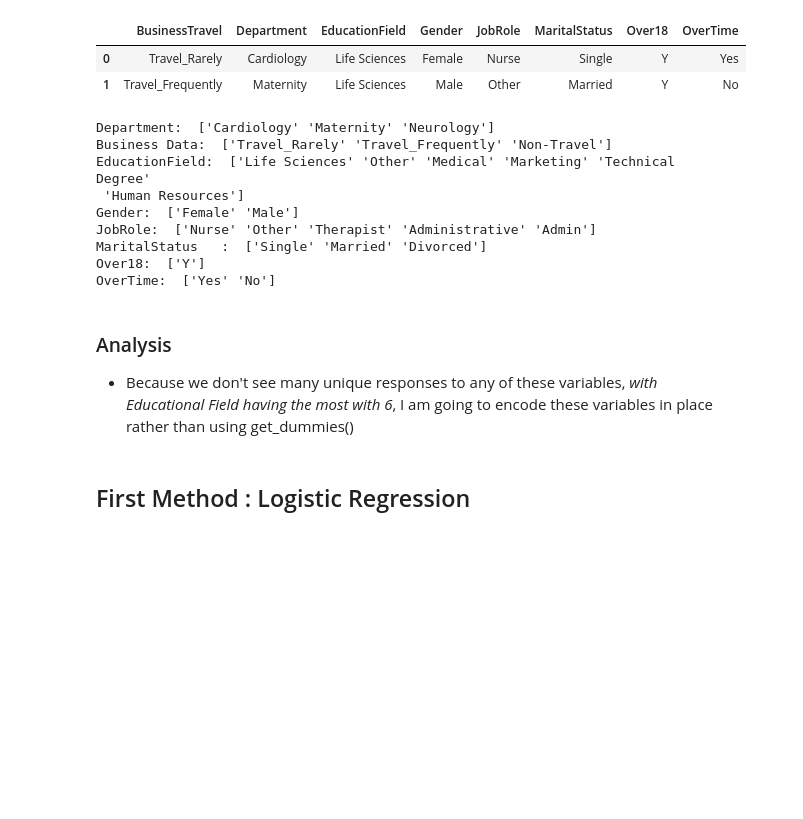
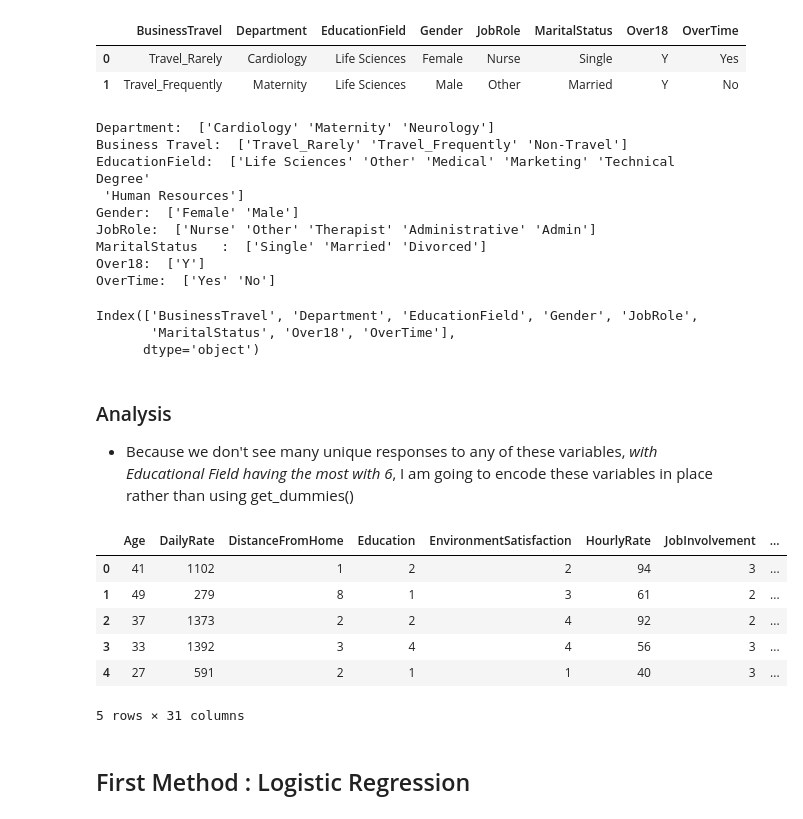
Before and after one commit to markmlowe/capstone, a Jupyter notebook: notebooks/01_mml_initial_data_exploration.ipynb, the cells around one changed output. Cells and saved outputs as stored; diff of their text form; code cells hidden in the pictures; blank space fills up the shorter version.

```diff
--- a/notebooks/01_mml_initial_data_exploration.ipynb
+++ b/notebooks/01_mml_initial_data_exploration.ipynb
@@ -125,7 +131,7 @@ data.select_dtypes(include=['object']).head(2)
 | 1 | Travel_Frequently | Maternity | Life Sciences | Male | Other | Married | Y | No |
 # %%
 print("Department: ", data.Department.unique())
-print("Business Data: ",data.BusinessTravel.unique())
+print("Business Travel: ",data.BusinessTravel.unique())
 print("EducationField: ",data.EducationField.unique())
 print("Gender: ",data.Gender.unique())
 print("JobRole: ",data.JobRole.unique())
@@ -134,7 +140,7 @@ print("Over18: ",data.Over18.unique())
 print("OverTime: ", data.OverTime.unique())
 # %% [output]
 Department:  ['Cardiology' 'Maternity' 'Neurology']
-Business Data:  ['Travel_Rarely' 'Travel_Frequently' 'Non-Travel']
+Business Travel:  ['Travel_Rarely' 'Travel_Frequently' 'Non-Travel']
 EducationField:  ['Life Sciences' 'Other' 'Medical' 'Marketing' 'Technical Degree'
  'Human Resources']
 Gender:  ['Female' 'Male']
@@ -142,32 +148,38 @@ JobRole:  ['Nurse' 'Other' 'Therapist' 'Administrative' 'Admin']
 MaritalStatus   :  ['Single' 'Married' 'Divorced']
 Over18:  ['Y']
 OverTime:  ['Yes' 'No']
+# %%
+data.select_dtypes(include=['object']).columns
+# %% [output]
+Index(['BusinessTravel', 'Department', 'EducationField', 'Gender', 'JobRole',
+       'MaritalStatus', 'Over18', 'OverTime'],
+      dtype='object')
 # %% [markdown]
 ### Analysis
 - Because we don't see many unique responses to any of these variables, *with Educational Field having the most with 6*, I am going to encode these variables in place rather than using get_dummies()
-# %%
-### Script for parsing data for neural networks
-def convert_numeric(data):
-
-    convert_obj = {"Department" : {"Cardiology" : 1, "Maternity" : 2, "Neurology" : 3},
-                   "BusinessTravel" : {"Travel_Rarely" : 1, "Travel_Frequently" : 2, "Non-Travel" : 3},
-                   "EducationField" : {"Life Sciences" : 1, "Other" : 2, "Medical" : 3, "Marketing" : 4,
-                                        "Technical Degree" : 5, "Human Resources" : 6},
-                    "Gender" : {"Female" : 1, "Male" : 2},
-                    "JobRole" : {"Nurse" : 1, "Other" : 2, "Therapist" : 3, "Administrative" : 4, "Admin" : 5},
-                    "MaritalStatus" : {"Single" : 1, "Married" : 2, "Divorced" : 4},
-                    "Over18" : {"Y" : 1},
-                    "OverTime" : {"Yes" : 1, "No" : 0}
-
-    }
-
-    data = data.replace(convert_obj)
-    return data
-# %%
-data = convert_numeric(data)
-
-y = data['Attrition']
-x = data.drop(columns=['EmployeeID','Attrition'])
+# %%
+### Script for parsing data for neural networks
+def convert_numeric(data):
+
+    # Get one hot encoding of columns B
+    one_hot = pd.get_dummies(data,columns=data.select_dtypes(include=['object']).columns)
+    # Drop column B as it is now encoded
+    data = data.drop(columns = data.select_dtypes(include=['object']).columns ,axis = 1)
+    # Join the encoded data
+    data = data.join(one_hot)
+    return data
+# %%
+x = convert_numeric(x)
+# %%
+x.head()
+# %% [output]
+|  | Age | DailyRate | DistanceFromHome | Education | EnvironmentSatisfaction | HourlyRate | JobInvolvement | ... |
+| 0 | 41 | 1102 | 1 | 2 | 2 | 94 | 3 | ... |
+| 1 | 49 | 279 | 8 | 1 | 3 | 61 | 2 | ... |
+| 2 | 37 | 1373 | 2 | 2 | 4 | 92 | 2 | ... |
+| 3 | 33 | 1392 | 3 | 4 | 4 | 56 | 3 | ... |
+| 4 | 27 | 591 | 2 | 1 | 1 | 40 | 3 | ... |
+5 rows × 31 columns
 # %% [markdown]
 ## First Method : Logistic Regression
 # %% [markdown]
```
Also changed, not shown: parts of 4 cells of this notebook.
